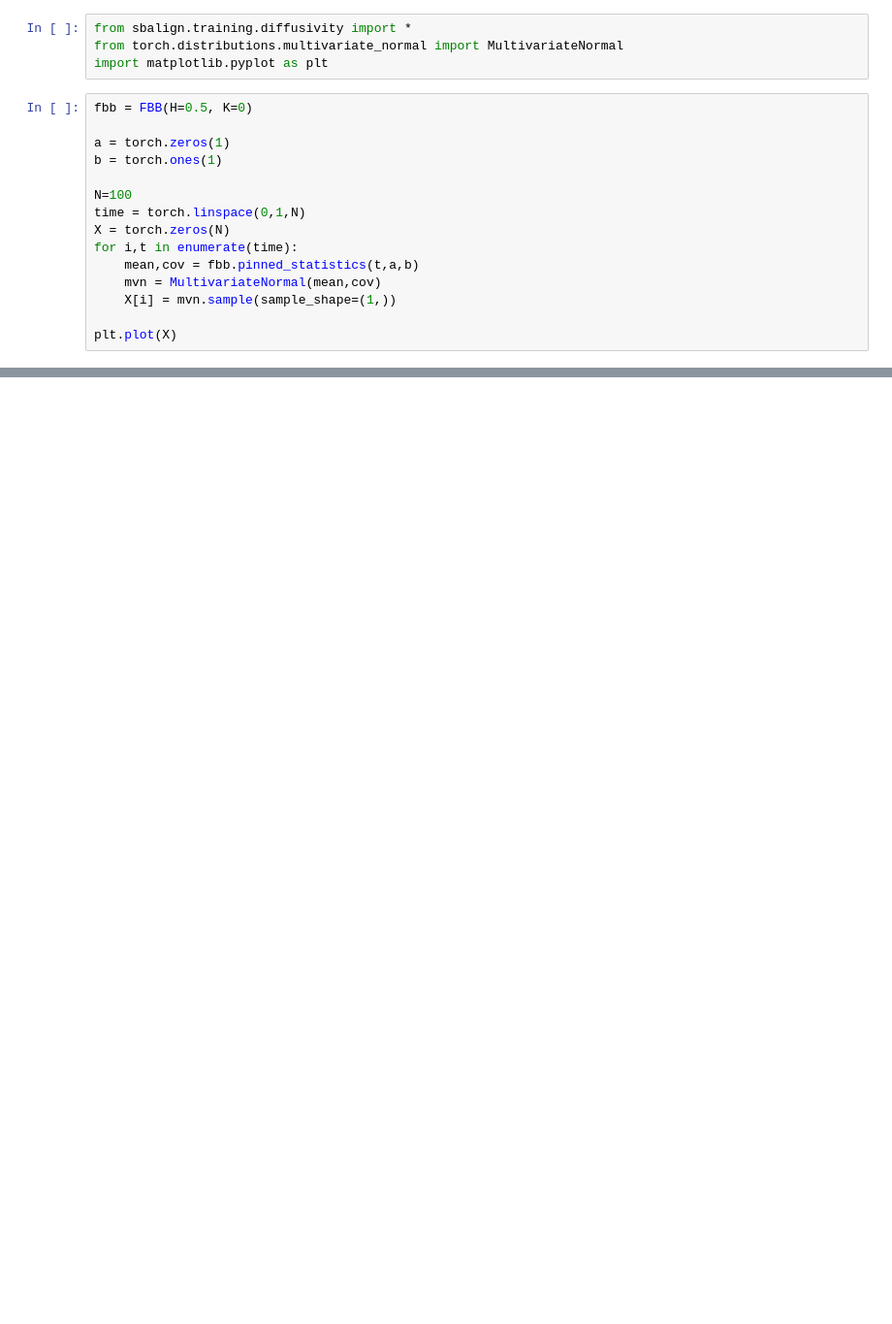
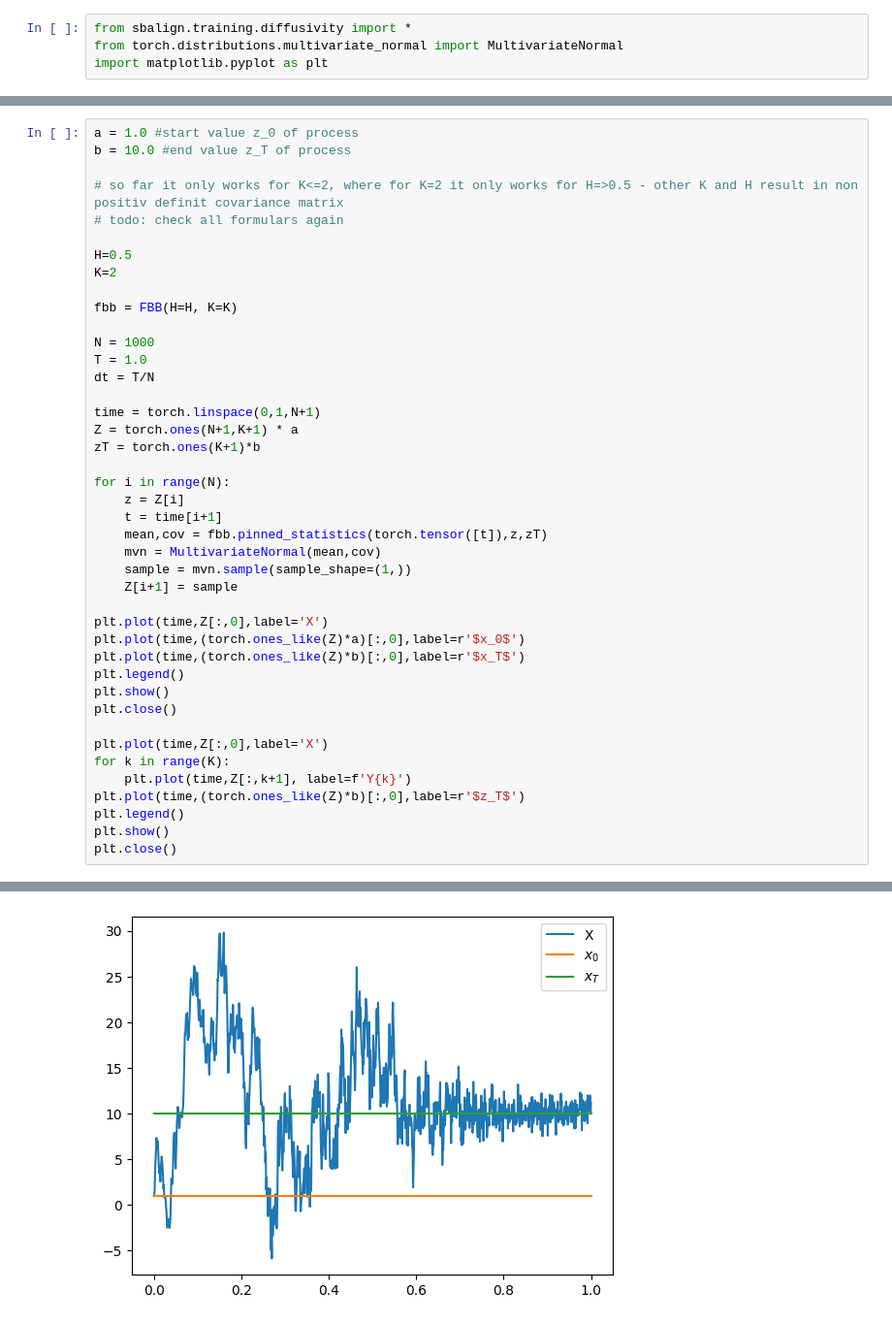
Before and after one commit to ArinaBelova/aligned_diffusion_bridges, a Jupyter notebook: toy/fbb_exp.ipynb, the cells around one changed output, grey strips where cells are left out. Shown at 97% size. Saved outputs shown, nothing was run; the diff lists cells and outputs as text; blank space fills up the shorter version.

Commit message:
simulate pinned process

```diff
--- a/toy/fbb_exp.ipynb
+++ b/toy/fbb_exp.ipynb
@@ -2,18 +2,3 @@
 from sbalign.training.diffusivity import *
 from torch.distributions.multivariate_normal import MultivariateNormal
 import matplotlib.pyplot as plt
-# %%
-fbb = FBB(H=0.5, K=0)
-
-a = torch.zeros(1)
-b = torch.ones(1)
-
-N=100
-time = torch.linspace(0,1,N)
-X = torch.zeros(N)
-for i,t in enumerate(time):
-    mean,cov = fbb.pinned_statistics(t,a,b)
-    mvn = MultivariateNormal(mean,cov)
-    X[i] = mvn.sample(sample_shape=(1,))
-
-plt.plot(X)
@@ -23,0 +5,43 @@ IndexError: too many indices for tensor of dimension 0
+# %%
+a = 1.0 #start value z_0 of process
+b = 10.0 #end value z_T of process
+
+# so far it only works for K<=2, where for K=2 it only works for H=>0.5 - other K and H result in non positiv definit covariance matrix
+# todo: check all formulars again
+
+H=0.5
+K=2
+
+fbb = FBB(H=H, K=K)
+
+N = 1000
+T = 1.0
+dt = T/N
+
+time = torch.linspace(0,1,N+1)
+Z = torch.ones(N+1,K+1) * a
+zT = torch.ones(K+1)*b
+
+for i in range(N):
+    z = Z[i]
+    t = time[i+1]
+    mean,cov = fbb.pinned_statistics(torch.tensor([t]),z,zT)
+    mvn = MultivariateNormal(mean,cov)
+    sample = mvn.sample(sample_shape=(1,))
+    Z[i+1] = sample
+
+plt.plot(time,Z[:,0],label='X')
+plt.plot(time,(torch.ones_like(Z)*a)[:,0],label=r'$x_0$')
+plt.plot(time,(torch.ones_like(Z)*b)[:,0],label=r'$x_T$')
+plt.legend()
+plt.show()
+plt.close()
+
+plt.plot(time,Z[:,0],label='X')
+for k in range(K):
+    plt.plot(time,Z[:,k+1], label=f'Y{k}')
+plt.plot(time,(torch.ones_like(Z)*b)[:,0],label=r'$z_T$')
+plt.legend()
+plt.show()
+plt.close()
+# %% [output]
@@ -23,0 +65 @@ IndexError: too many indices for tensor of dimension 0
+[figure, added]
```
Also changed, not shown: parts of 2 cells of this notebook, 1 other file.
